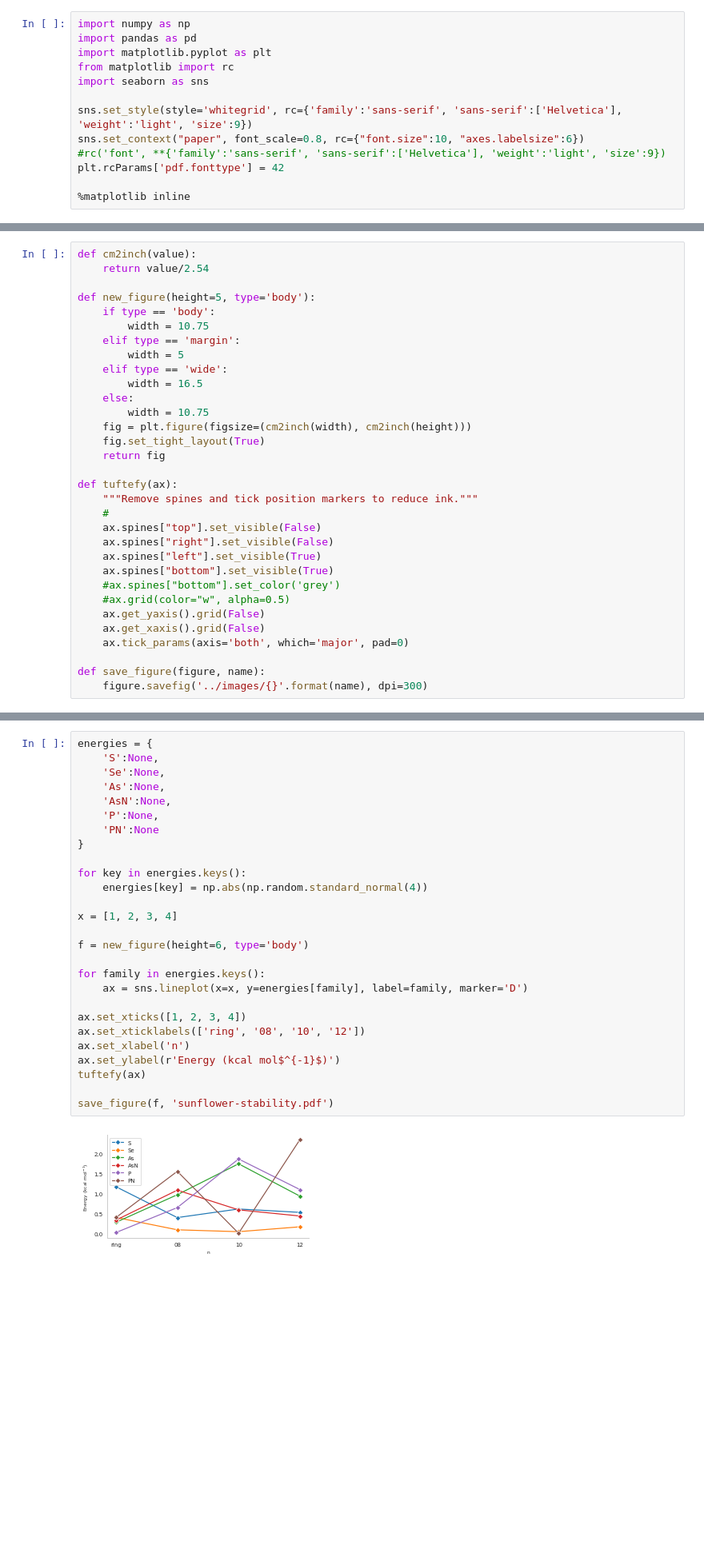
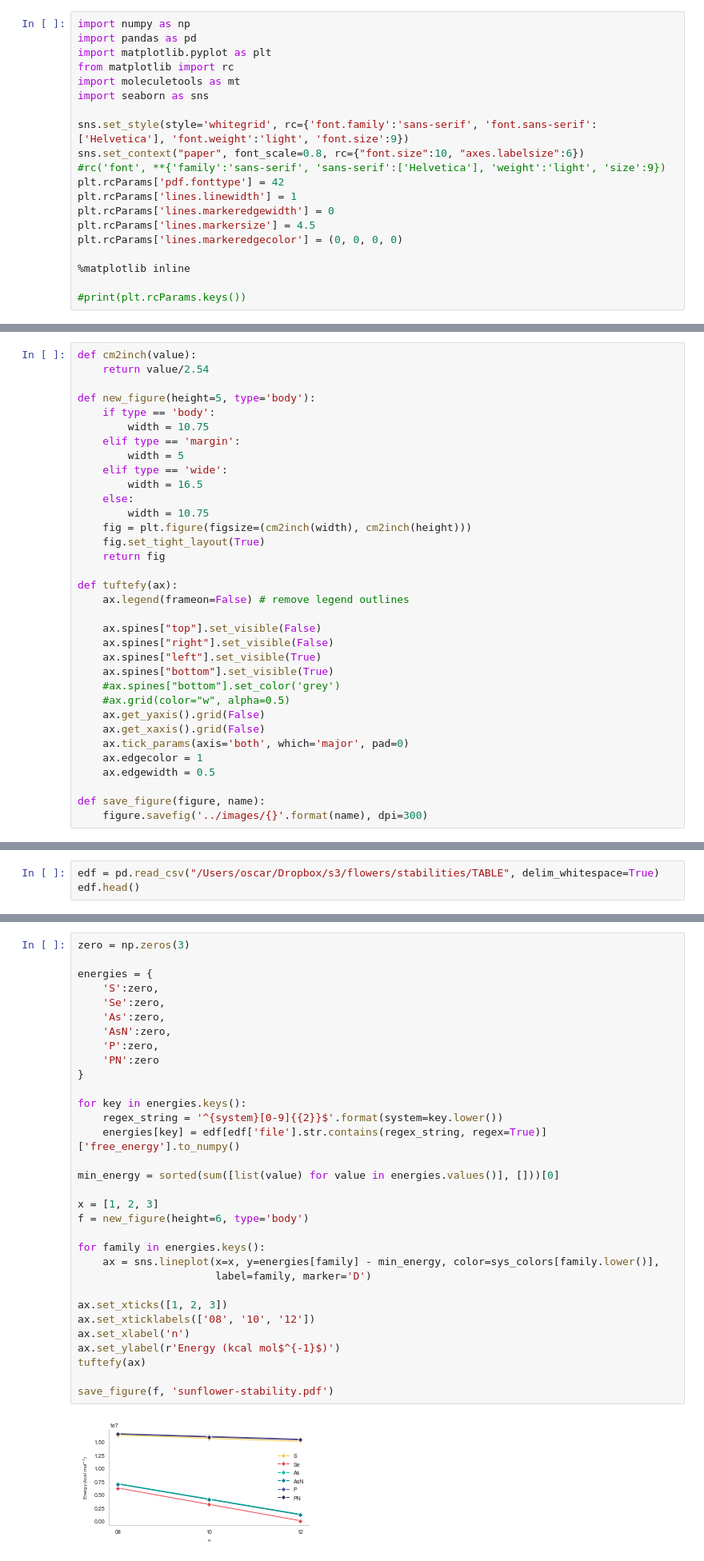
Before and after one commit to oscarigrexas/eomt-oscar, a Jupyter notebook: exploration/exploration.ipynb, the cells around one changed output, grey strips where cells are left out. Shown at 80% size. Cells and saved outputs as stored; diff of their text form; blank space fills up the shorter version.

```diff
--- a/exploration/exploration.ipynb
+++ b/exploration/exploration.ipynb
@@ -3,11 +3,18 @@ import numpy as np
 import pandas as pd
 import matplotlib.pyplot as plt
 from matplotlib import rc
+import moleculetools as mt
 import seaborn as sns
 
-sns.set_style(style='whitegrid', rc={'family':'sans-serif', 'sans-serif':['Helvetica'], 'weight':'light', 'size':9})
+sns.set_style(style='whitegrid', rc={'font.family':'sans-serif', 'font.sans-serif':['Helvetica'], 'font.weight':'light', 'font.size':9})
 sns.set_context("paper", font_scale=0.8, rc={"font.size":10, "axes.labelsize":6})
 #rc('font', **{'family':'sans-serif', 'sans-serif':['Helvetica'], 'weight':'light', 'size':9})
 plt.rcParams['pdf.fonttype'] = 42
+plt.rcParams['lines.linewidth'] = 1
+plt.rcParams['lines.markeredgewidth'] = 0
+plt.rcParams['lines.markersize'] = 4.5
+plt.rcParams['lines.markeredgecolor'] = (0, 0, 0, 0)
 
 %matplotlib inline
+
+#print(plt.rcParams.keys())
@@ -37,8 +62,8 @@ def new_figure(height=5, type='body'):
     return fig
 
 def tuftefy(ax):
-    """Remove spines and tick position markers to reduce ink."""
-    #
+    ax.legend(frameon=False) # remove legend outlines
+
     ax.spines["top"].set_visible(False)
     ax.spines["right"].set_visible(False)
     ax.spines["left"].set_visible(True)
@@ -48,6 +73,8 @@ def tuftefy(ax):
     ax.get_yaxis().grid(False)
     ax.get_xaxis().grid(False)
     ax.tick_params(axis='both', which='major', pad=0)
+    ax.edgecolor = 1
+    ax.edgewidth = 0.5
 
 def save_figure(figure, name):
     figure.savefig('../images/{}'.format(name), dpi=300)
@@ -53,0 +120,3 @@ def save_figure(figure, name):
+# %%
+edf = pd.read_csv("/Users/oscar/Dropbox/s3/flowers/stabilities/TABLE", delim_whitespace=True)
+edf.head()
@@ -54,29 +130,34 @@ def save_figure(figure, name):
 # %%
+zero = np.zeros(3)
+
 energies = {
-    'S':None,
-    'Se':None,
-    'As':None,
-    'AsN':None,
-    'P':None,
-    'PN':None
+    'S':zero,
+    'Se':zero,
+    'As':zero,
+    'AsN':zero,
+    'P':zero,
+    'PN':zero
 }
 
 for key in energies.keys():
-    energies[key] = np.abs(np.random.standard_normal(4))
+    regex_string = '^{system}[0-9]{{2}}$'.format(system=key.lower())
+    energies[key] = edf[edf['file'].str.contains(regex_string, regex=True)]['free_energy'].to_numpy()
 
-x = [1, 2, 3, 4]
+min_energy = sorted(sum([list(value) for value in energies.values()], []))[0]
 
+x = [1, 2, 3]
 f = new_figure(height=6, type='body')
 
 for family in energies.keys():
-    ax = sns.lineplot(x=x, y=energies[family], label=family, marker='D')
+    ax = sns.lineplot(x=x, y=energies[family] - min_energy, color=sys_colors[family.lower()],
+                      label=family, marker='D')
 
-ax.set_xticks([1, 2, 3, 4])
-ax.set_xticklabels(['ring', '08', '10', '12'])
+ax.set_xticks([1, 2, 3])
+ax.set_xticklabels(['08', '10', '12'])
 ax.set_xlabel('n')
 ax.set_ylabel(r'Energy (kcal mol$^{-1}$)')
 tuftefy(ax)
 
 save_figure(f, 'sunflower-stability.pdf')
 # %% [output]
-[figure, old version]
+[figure, new version]
```
Also changed, not shown: parts of 16 cells of this notebook, 8 other files.
